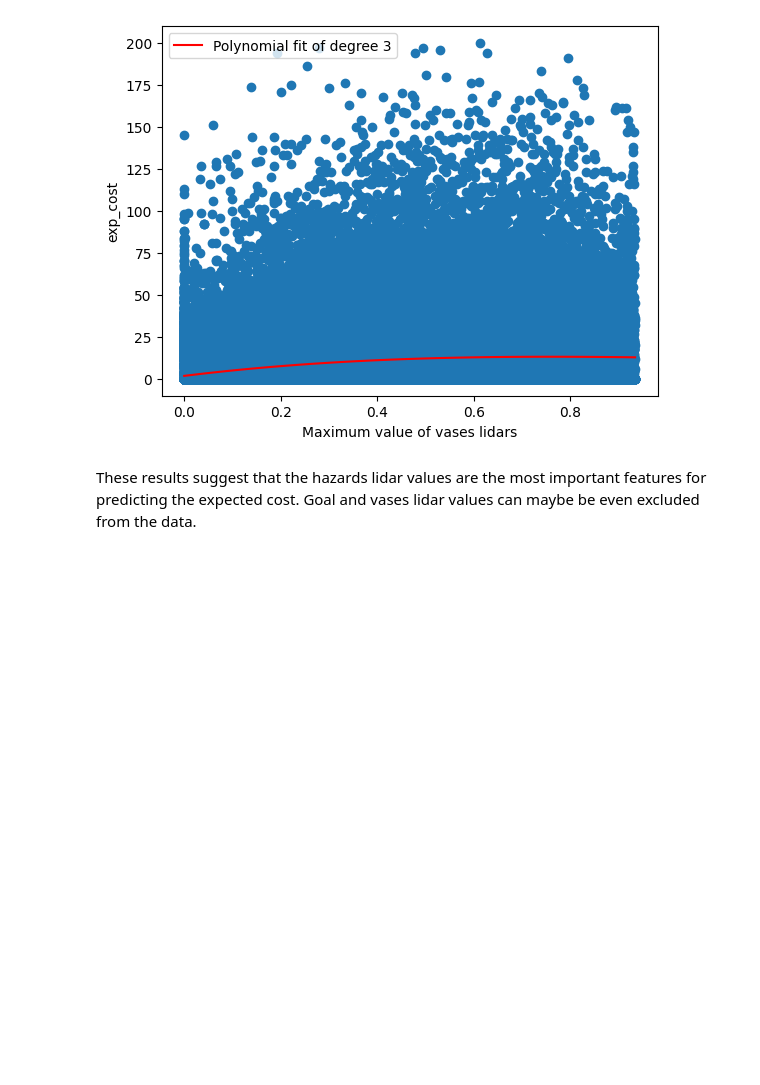
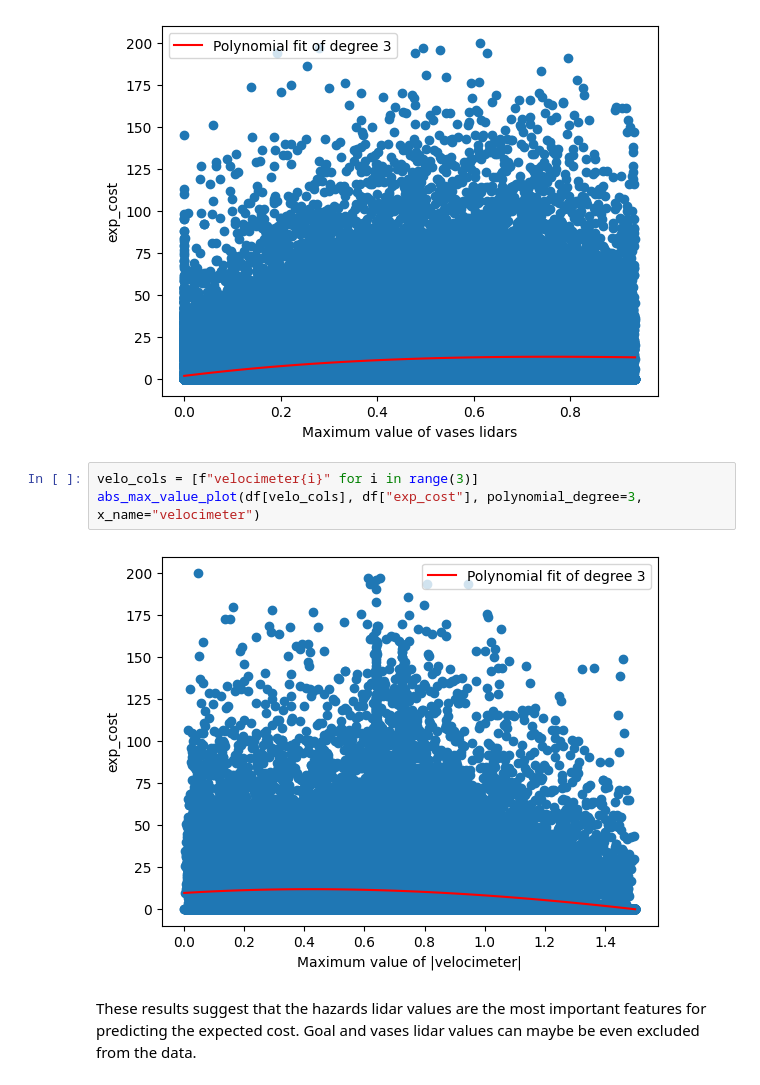
Before and after one commit to Shirkanzilla/predictive-control-switch, a Jupyter notebook: Safety-Gymnasium/create_dataset.ipynb, the cells around one changed output. Cells and saved outputs as stored; diff of their text form; blank space fills up the shorter version.

```diff
--- a/Safety-Gymnasium/create_dataset.ipynb
+++ b/Safety-Gymnasium/create_dataset.ipynb
@@ -639,6 +655,11 @@ vases_cols = [f"vases_lidar{i}" for i in range(16)]
 max_value_plot(df[vases_cols], df["exp_cost"], polynomial_degree=3, x_name="vases lidars")
 # %% [output]
 [figure]
+# %%
+velo_cols = [f"velocimeter{i}" for i in range(3)]
+abs_max_value_plot(df[velo_cols], df["exp_cost"], polynomial_degree=3, x_name="velocimeter")
+# %% [output]
+[figure, added]
 # %% [markdown]
 These results suggest that the hazards lidar values are the most important features for predicting the expected cost. Goal and vases lidar values can maybe be even excluded from the data.
 # %%
```
Also changed, not shown: parts of 10 cells of this notebook.
